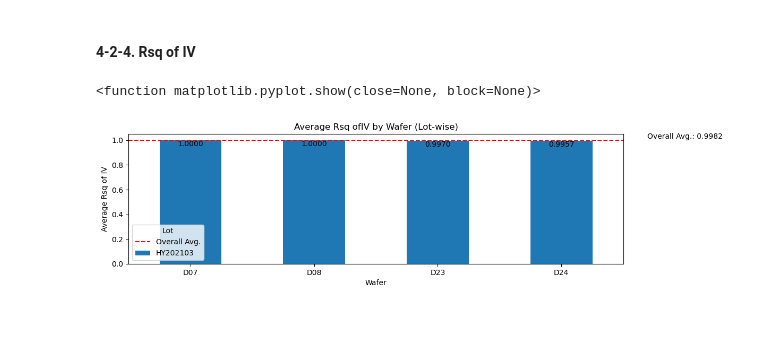
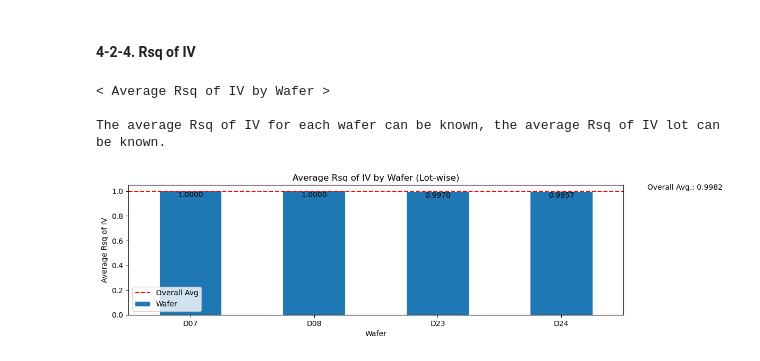
Before and after one commit to PE2teamC/PE2, a Jupyter notebook: doc/PE02_C[3.10.9].ipynb, the cells around one changed output. Cells and saved outputs as stored; diff of their text form; code cells hidden in the pictures; blank space fills up the shorter version.

```diff
--- a/doc/PE02_C[3.10.9].ipynb
+++ b/doc/PE02_C[3.10.9].ipynb
@@ -389,26 +455,0 @@ plt.show()
-# %%
-# Lot별로 데이터를 나눈다
-grouped_data = data.groupby('Lot')
-
-# 각 grouped_data에 대하여 loop를 만든다.
-for lot, group in grouped_data:
-    # Print the lot number
-    print("Lot:", lot)
-
-    # Rsq of Ref.spectrum에 대하여 최대값과 최솟값을 찾는다.
-    max_rsq_value = group.loc[group['Rsq of Ref.spectrum(Nth)'].idxmax()]
-    max_rsq_wafer = max_rsq_value['Wafer']
-    max_rsq_row = max_rsq_value['Row']
-    max_rsq_column = max_rsq_value['Column']
-    max_rsq_info = (max_rsq_wafer, max_rsq_row, max_rsq_column)
-
-    min_rsq_value = group.loc[group['Rsq of Ref.spectrum(Nth)'].idxmin()]
-    min_rsq_wafer = min_rsq_value['Wafer']
-    min_rsq_row = min_rsq_value['Row']
-    min_rsq_column = min_rsq_value['Column']
-    min_rsq_info = (min_rsq_wafer, min_rsq_row, min_rsq_column)
-
-
-    print("Rsq of Ref.spectrum이 최대 값을 가지는 경우:", max_rsq_info)
-    print("Rsq of Ref.spectrum이 최소 값을 가지는 경우:", min_rsq_info)
-    print()
@@ -526,36 +566,47 @@ Max transmission of Ref spec. (dB)이 최소 값을 가지는 경우 : ('D24', -
 #### 4-2-4. Rsq of IV
 # %%
 import matplotlib.pyplot as plt
+
+print('\033[1m'  + '< Average Rsq of IV by Wafer >' + '\033[0m')
+print("")
+print("The average Rsq of IV for each wafer can be known, the average Rsq of IV lot can be known.")
 
 # Lot 별 Rsq of IV평균 계산
 lot_avg_rsq_IV = data.groupby(['Lot', 'Wafer'])['Rsq of IV'].mean()
 
 # 웨이퍼별 평균 계산
 wafer_avg_rsq_IV = data.groupby('Wafer')['Rsq of IV'].mean()
 
 # 전체 Lot의 평균 계산
 overall_avg_rsq_IV = lot_avg_rsq_IV.mean()
 
 fig, ax = plt.subplots(figsize=(12, 8))
 
 lot_avg_rsq_IV.unstack('Lot').plot(kind='bar', stacked=True, ax=ax)
 
 ax.axhline(overall_avg_rsq_IV, color='red', linestyle='--', label='Overall Avg.')
 ax.text(len(lot_avg_rsq_IV), overall_avg_rsq_IV, f"Overall Avg.: {overall_avg_rsq_IV:.4f}", ha='center', va='bottom')
 
-plt.title('Average Rsq ofIV by Wafer (Lot-wise)')
+plt.title('Average Rsq of IV by Wafer (Lot-wise)')
 plt.xlabel('Wafer')
 plt.ylabel('Average Rsq of IV')
-plt.legend(title='Lot')
+
+legend_labels = [f"Wafer {wafer}" for wafer in lot_avg_rsq_IV.index.levels[1]]
+plt.legend(title='Wafer', labels=legend_labels)
 
 plt.xticks(ticks=range(len(lot_avg_rsq_IV.index.levels[1])), labels=lot_avg_rsq_IV.index.levels[1], rotation=0, ha='center')
 plt.gca().set_aspect('equal')
+
+plt.legend(labels=['Overall Avg', 'Wafer'])
+
 
 for i, avg_rsq_IV in enumerate(wafer_avg_rsq_IV):
     ax.text(i, avg_rsq_IV, f"{avg_rsq_IV:.4f}", ha='center', va='top')
 
 plt.tight_layout()
-plt.show
+plt.show()
 # %% [output]
-<function matplotlib.pyplot.show(close=None, block=None)>
+< Average Rsq of IV by Wafer >
+
+The average Rsq of IV for each wafer can be known, the average Rsq of IV lot can be known.
-[figure, old version]
+[figure, new version]
```
Also changed, not shown: parts of 16 cells of this notebook.
